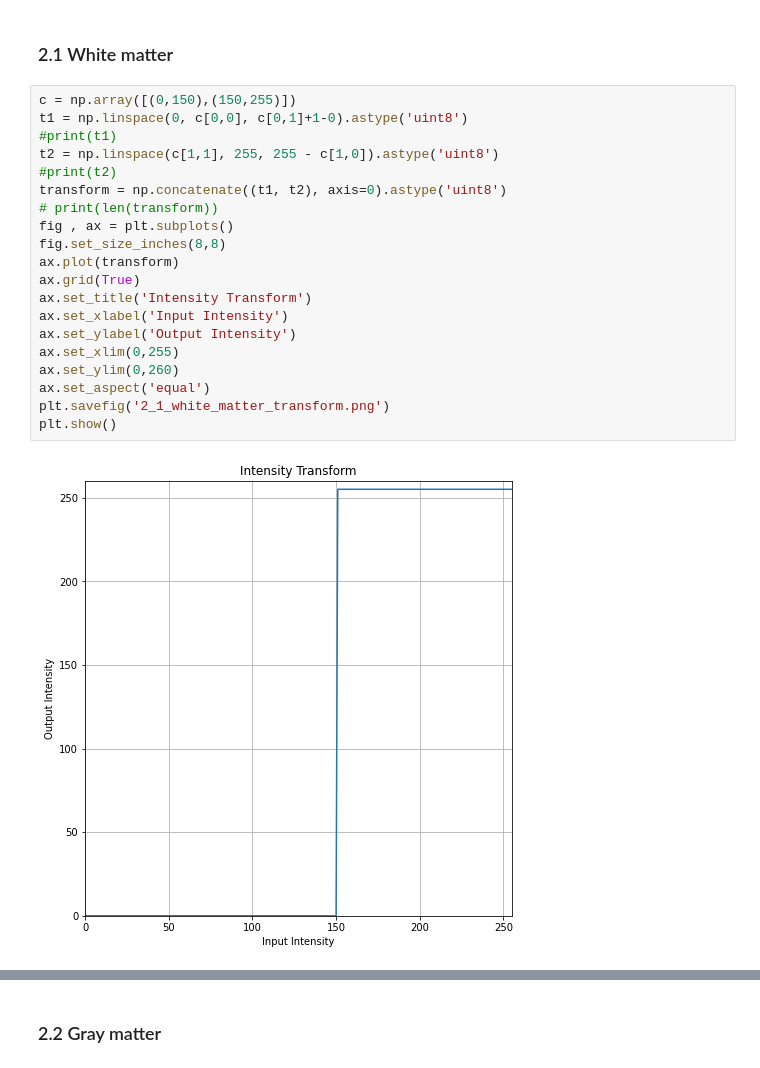
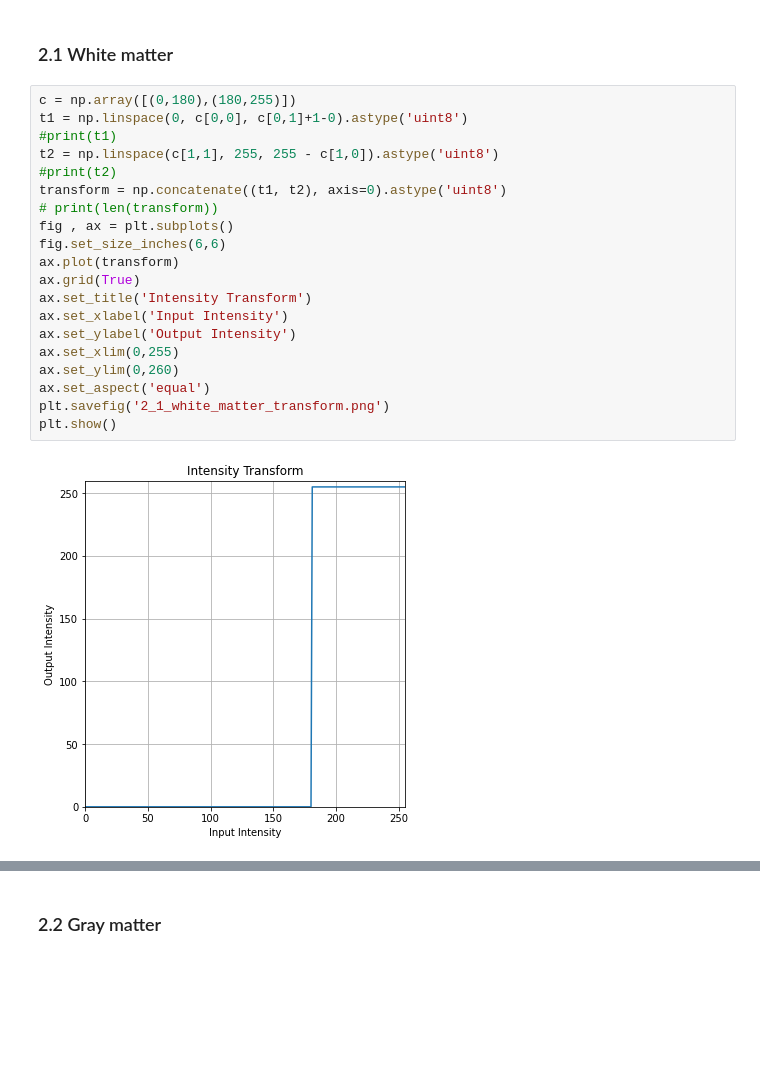
Before and after one commit to UlinduP/EN3160_Image_Processing_and_Machine_Vision, a Jupyter notebook: assignment_01.ipynb, the cells around one changed output, grey strips where cells are left out. Cells and saved outputs as stored; diff of their text form; blank space fills up the shorter version.

```diff
--- a/assignment_01.ipynb
+++ b/assignment_01.ipynb
@@ -44,24 +44,24 @@ cv.destroyAllWindows()
 # %% [markdown]
 ### 2.1 White matter
 # %%
-c = np.array([(0,150),(150,255)])
+c = np.array([(0,180),(180,255)])
 t1 = np.linspace(0, c[0,0], c[0,1]+1-0).astype('uint8')
 #print(t1)
 t2 = np.linspace(c[1,1], 255, 255 - c[1,0]).astype('uint8')
 #print(t2)
 transform = np.concatenate((t1, t2), axis=0).astype('uint8')
 # print(len(transform))
 fig , ax = plt.subplots()
-fig.set_size_inches(8,8)
+fig.set_size_inches(6,6)
 ax.plot(transform)
 ax.grid(True)
 ax.set_title('Intensity Transform')
 ax.set_xlabel('Input Intensity')
 ax.set_ylabel('Output Intensity')
 ax.set_xlim(0,255)
 ax.set_ylim(0,260)
 ax.set_aspect('equal')
 plt.savefig('2_1_white_matter_transform.png')
 plt.show()
 # %% [output]
-[figure, old version]
+[figure, new version]
```
Also changed, not shown: parts of 29 cells of this notebook, 2 other files.
